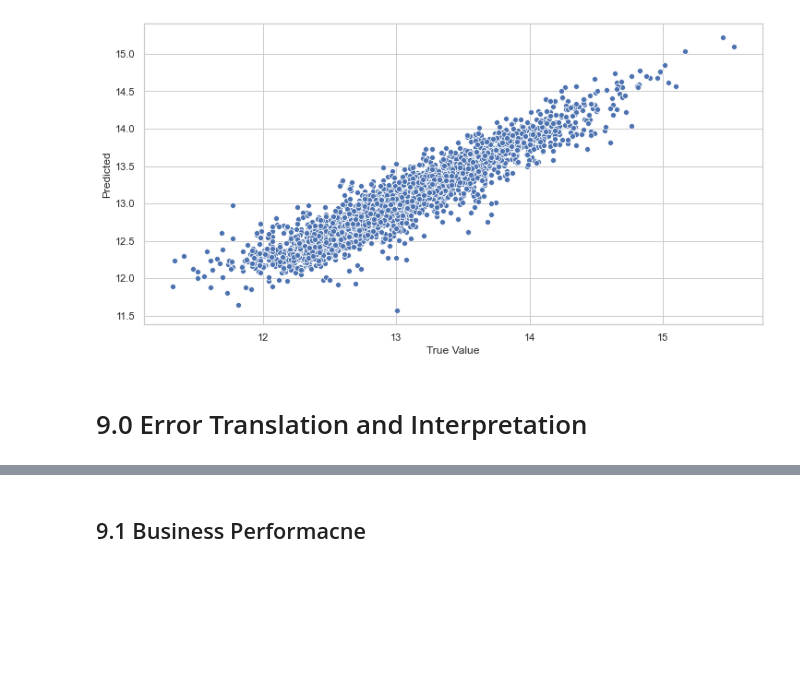
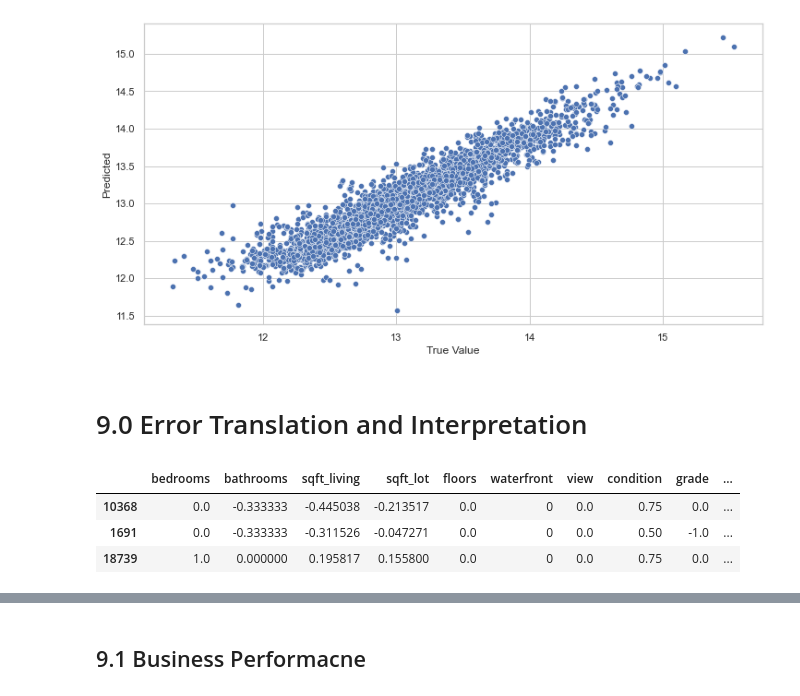
Before and after one commit to otaviokamel/rocket_house, a Jupyter notebook: House Rocket Project - Business Approach.ipynb, the cells around one changed output, grey strips where cells are left out. Cells and saved outputs as stored; diff of their text form; code cells hidden in the pictures; blank space fills up the shorter version.

```diff
--- a/House Rocket Project - Business Approach.ipynb
+++ b/House Rocket Project - Business Approach.ipynb
@@ -1730,4 +1726,11 @@ plt.ylabel('Predicted');
 pickle.dump(rf_tuned, open(r'D:\MEGA\Programming\Data Science\_My Projects\Store Item Demand Forecasting Challenge\model_rockethouse_rf_tuned_business.pkl', 'wb'))
 # %% [markdown]
 # 9.0 Error Translation and Interpretation
+# %%
+X_test[:3]
+# %% [output]
+|  | bedrooms | bathrooms | sqft_living | sqft_lot | floors | waterfront | view | condition | grade | ... |
+| 10368 | 0.0 | -0.333333 | -0.445038 | -0.213517 | 0.0 | 0 | 0.0 | 0.75 | 0.0 | ... |
+| 1691 | 0.0 | -0.333333 | -0.311526 | -0.047271 | 0.0 | 0 | 0.0 | 0.50 | -1.0 | ... |
+| 18739 | 1.0 | 0.000000 | 0.195817 | 0.155800 | 0.0 | 0 | 0.0 | 0.75 | 0.0 | ... |
 # %%
```
Also changed, not shown: parts of 23 cells of this notebook, 3 other files.
